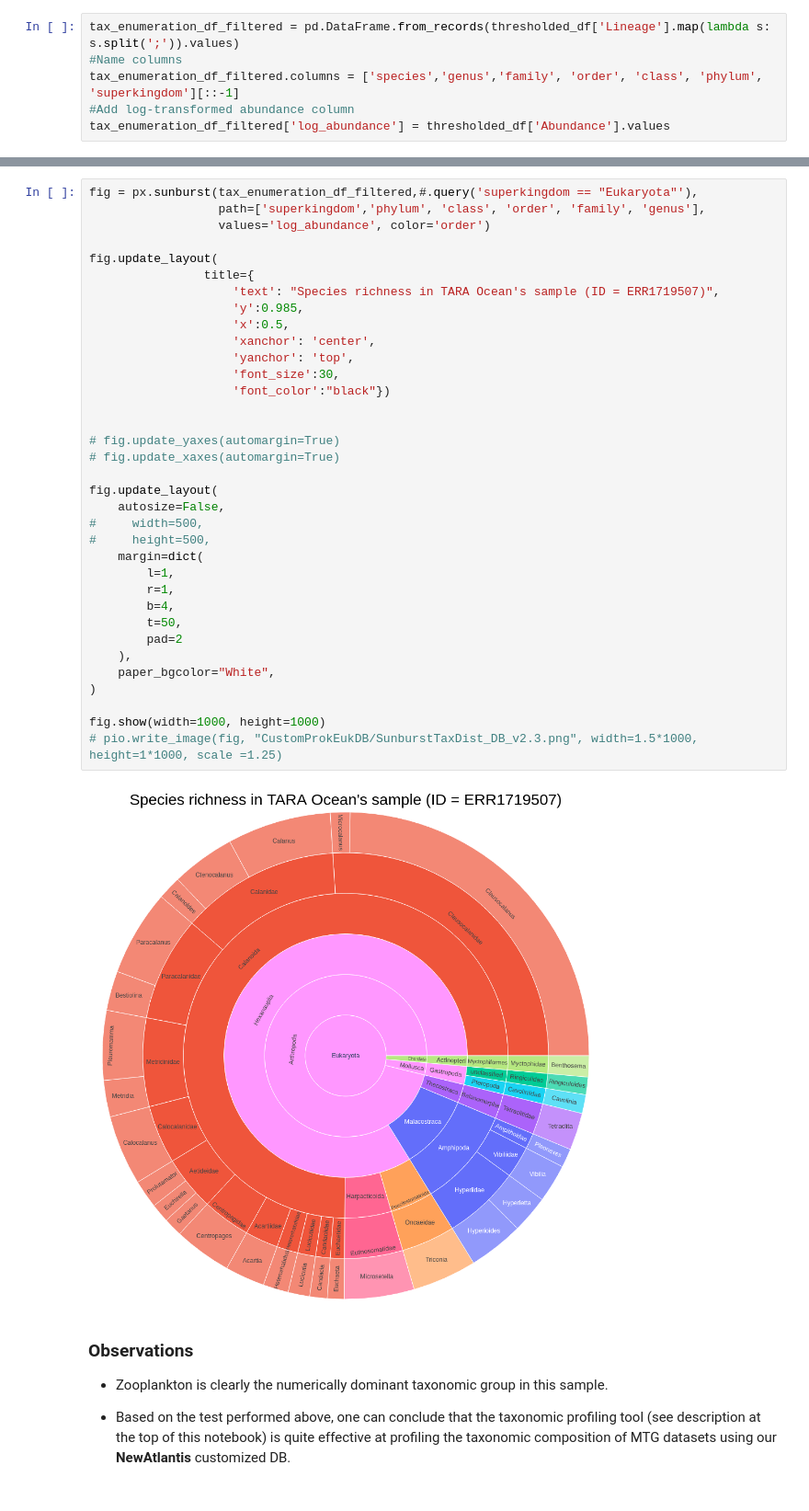
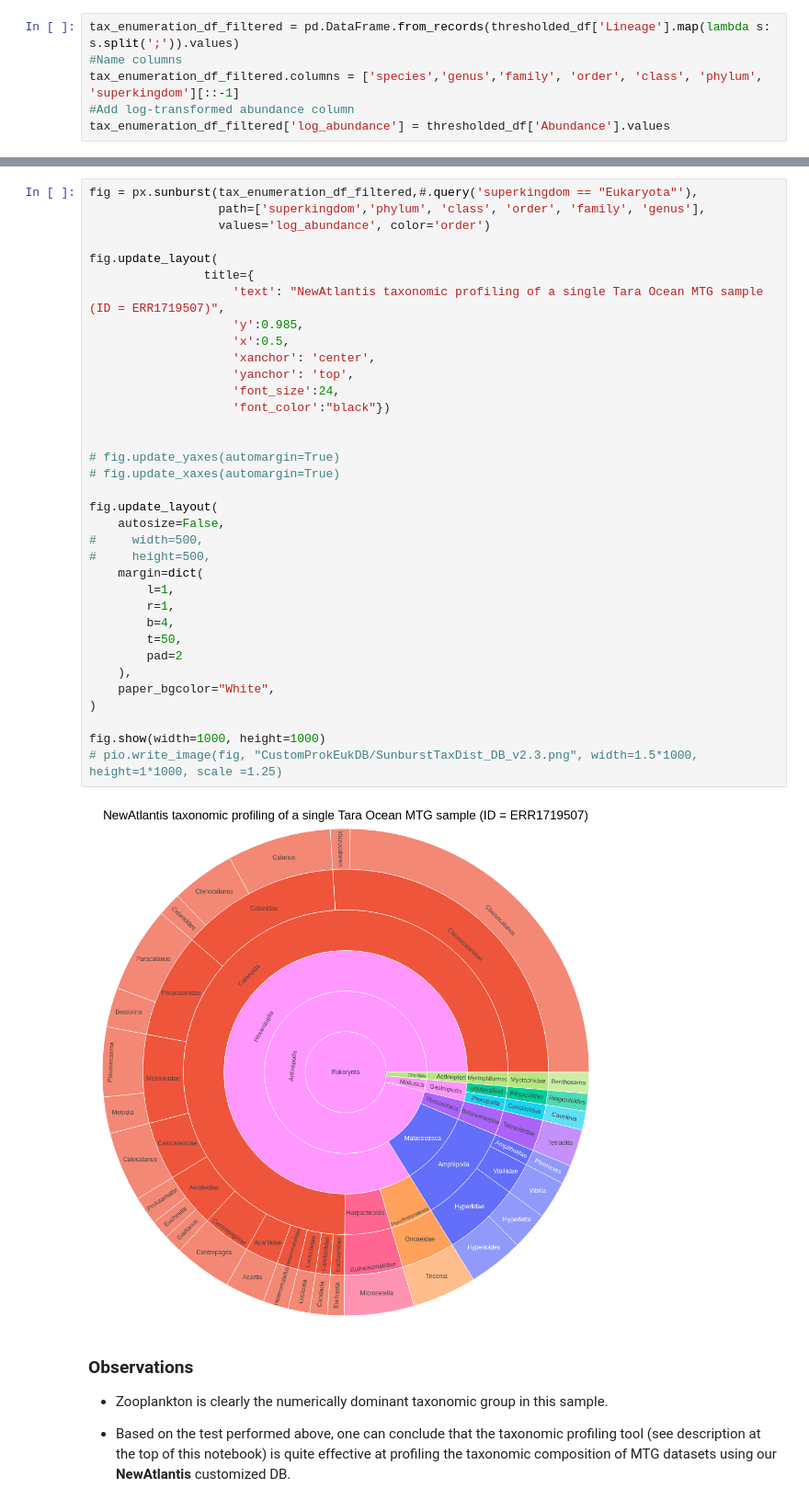
Before and after one commit to new-atlantis-labs/Metagenomics, a Jupyter notebook: notebooks/Custom_DB_MTG/CustomDB_MTG_Taxa_Profiling_v1.0.ipynb, the cells around one changed output, grey strips where cells are left out. Shown at 92% size. Cells and saved outputs as stored; diff of their text form.

```diff
--- a/notebooks/Custom_DB_MTG/CustomDB_MTG_Taxa_Profiling_v1.0.ipynb
+++ b/notebooks/Custom_DB_MTG/CustomDB_MTG_Taxa_Profiling_v1.0.ipynb
@@ -381,36 +437,36 @@ fig = px.sunburst(tax_enumeration_df_filtered,#.query('superkingdom == "Eukaryot
 
 fig.update_layout(
                 title={
-                    'text': "Species richness in TARA Ocean's sample (ID = ERR1719507)",
+                    'text': "NewAtlantis taxonomic profiling of a single Tara Ocean MTG sample (ID = ERR1719507)",
                     'y':0.985,
                     'x':0.5,
                     'xanchor': 'center',
                     'yanchor': 'top',
-                    'font_size':30,
+                    'font_size':24,
                     'font_color':"black"})
 
 
 # fig.update_yaxes(automargin=True)
 # fig.update_xaxes(automargin=True)
 
 fig.update_layout(
     autosize=False,
 #     width=500,
 #     height=500,
     margin=dict(
         l=1,
         r=1,
         b=4,
         t=50,
         pad=2
     ),
     paper_bgcolor="White",
 )
 
 fig.show(width=1000, height=1000)
 # pio.write_image(fig, "CustomProkEukDB/SunburstTaxDist_DB_v2.3.png", width=1.5*1000, height=1*1000, scale =1.25)
 # %% [output]
-[figure, old version]
+[figure, new version]
 # %% [markdown]
 ### Observations
 
```
Also changed, not shown: parts of 10 cells of this notebook.
